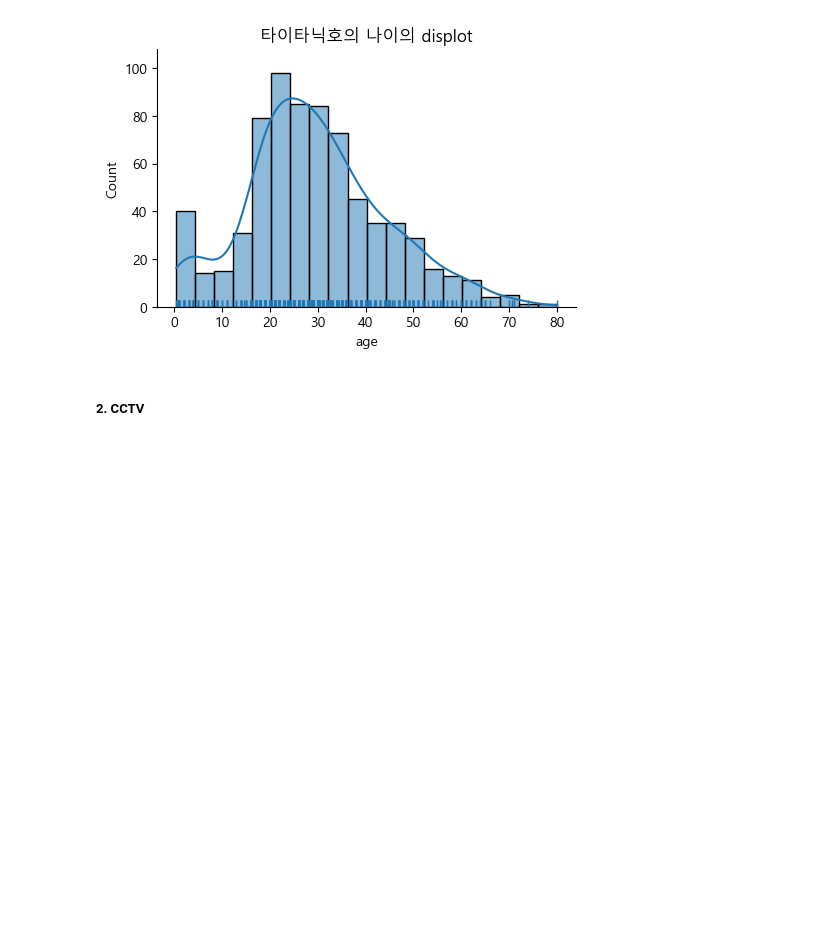
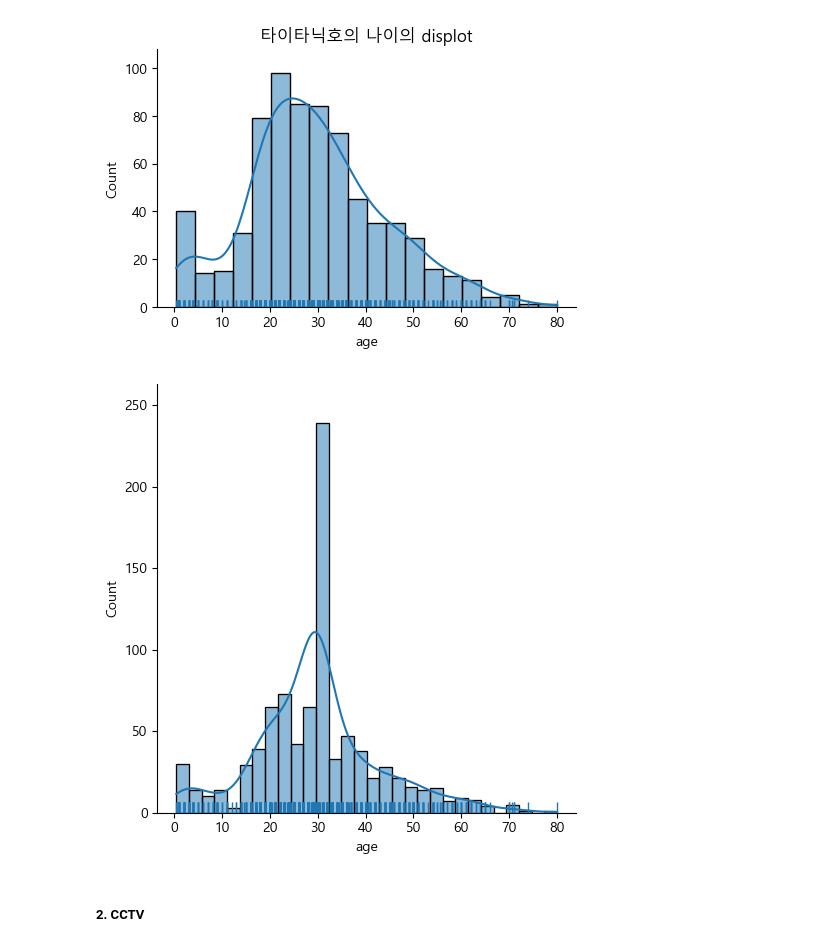
Before and after one commit to dohymy/03.-DataAnalysis-Lecture-2023-04, a Jupyter notebook: 03.시각화/연습문제(04.19).ipynb, the cells around one changed output. Saved outputs shown, nothing was run; the diff lists cells and outputs as text; code cells hidden in the pictures; blank space fills up the shorter version.

```diff
--- a/03.시각화/연습문제(04.19).ipynb
+++ b/03.시각화/연습문제(04.19).ipynb
@@ -50,6 +59,12 @@ plt.title('타이타닉호의 나이의 displot')
 plt.show()
 # %% [output]
 [figure]
+# %%
+# 결측치를 평균으로 대체
+titanic.age.fillna(titanic.age.mean(), inplace=True)
+sns.displot(x='age', data = titanic, kde=True, rug=True);
+# %% [output]
+[figure, added]
 # %% [markdown]
 ##### 2. CCTV
 # %%
```
Also changed, not shown: parts of 4 cells of this notebook, 16 other files.
